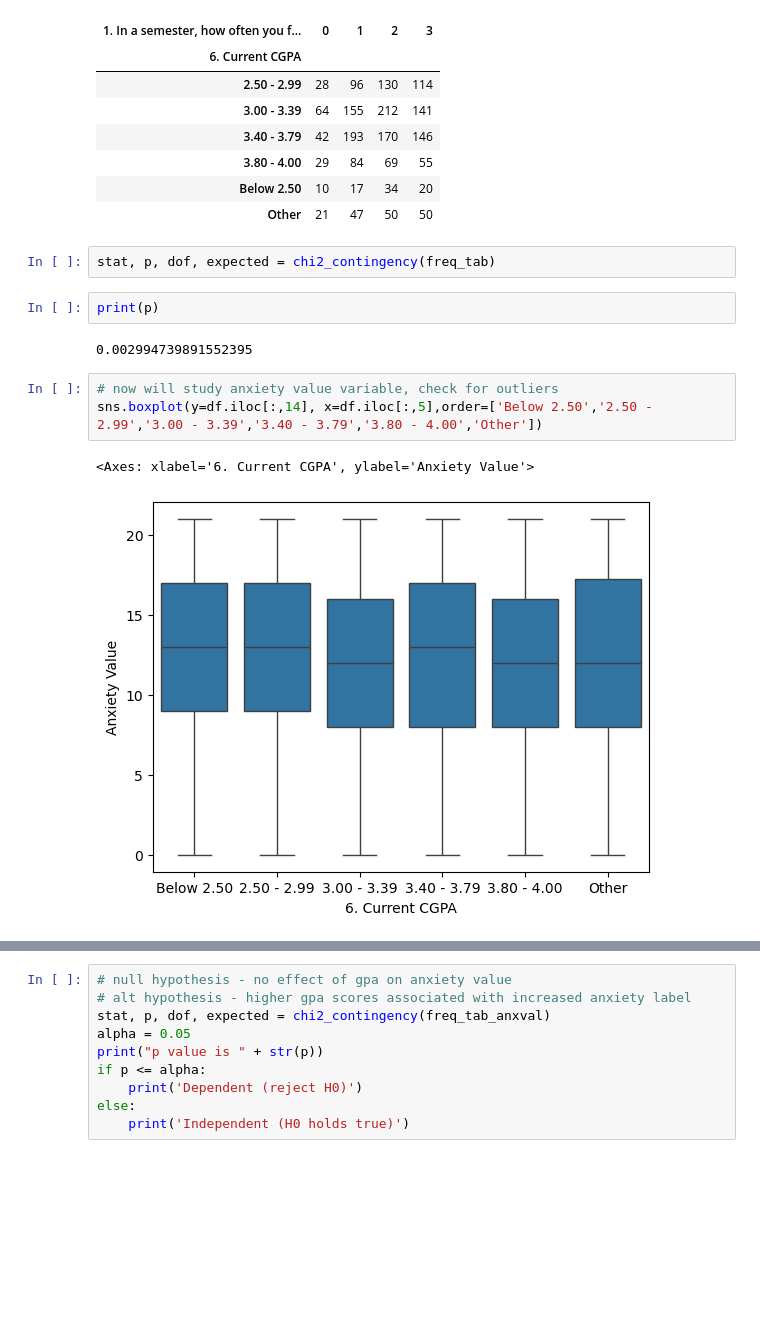
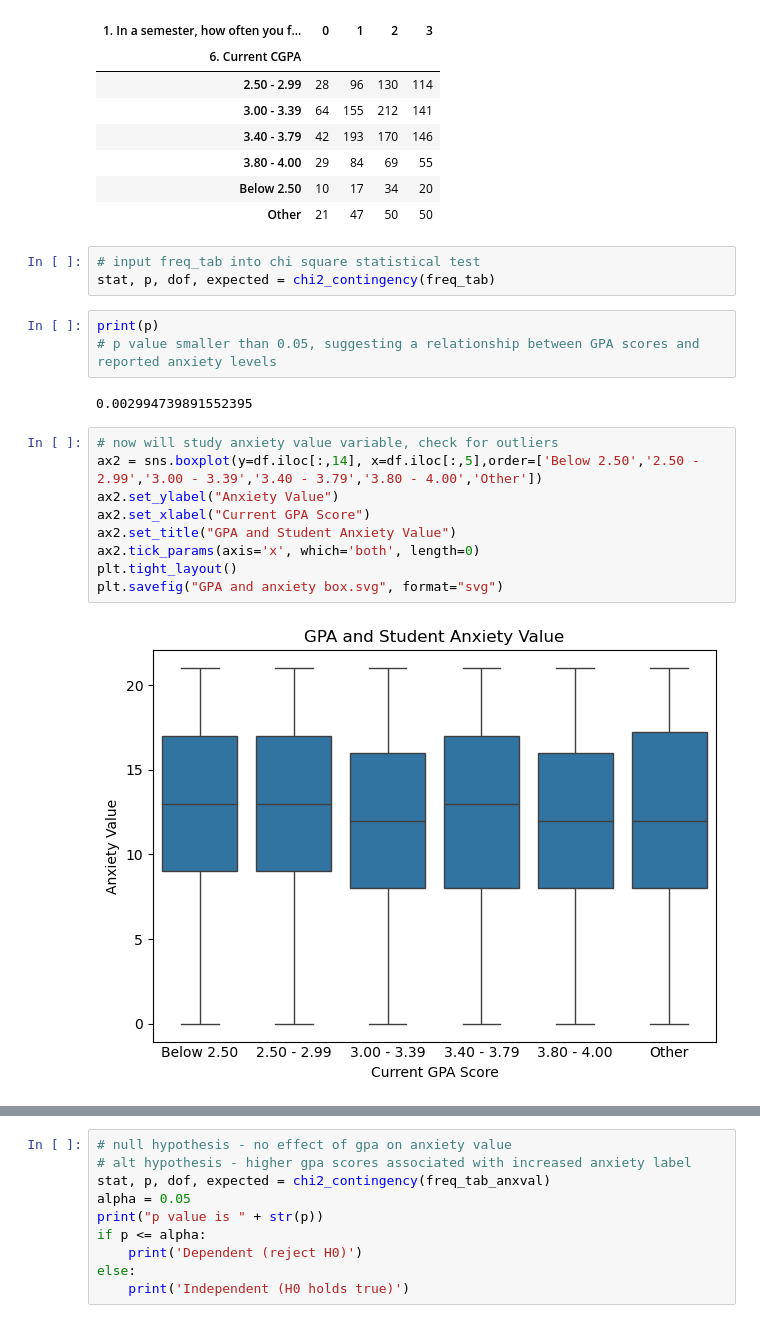
Before and after one commit to kawsar11499/My_Data_Science_Projects, a Jupyter notebook: Bangladesh_Student_Mental_Health.ipynb, the cells around one changed output, grey strips where cells are left out. Cells and saved outputs as stored; diff of their text form; blank space fills up the shorter version.

```diff
--- a/Bangladesh_Student_Mental_Health.ipynb
+++ b/Bangladesh_Student_Mental_Health.ipynb
@@ -109,15 +117,22 @@ freq_tab
 | Below 2.50 | 10 | 17 | 34 | 20 |
 | Other | 21 | 47 | 50 | 50 |
 # %%
+# input freq_tab into chi square statistical test
 stat, p, dof, expected = chi2_contingency(freq_tab)
 # %%
 print(p)
+# p value smaller than 0.05, suggesting a relationship between GPA scores and reported anxiety levels
 # %% [output]
 0.002994739891552395
 # %%
 # now will study anxiety value variable, check for outliers
-sns.boxplot(y=df.iloc[:,14], x=df.iloc[:,5],order=['Below 2.50','2.50 - 2.99','3.00 - 3.39','3.40 - 3.79','3.80 - 4.00','Other'])
+ax2 = sns.boxplot(y=df.iloc[:,14], x=df.iloc[:,5],order=['Below 2.50','2.50 - 2.99','3.00 - 3.39','3.40 - 3.79','3.80 - 4.00','Other'])
+ax2.set_ylabel("Anxiety Value")
+ax2.set_xlabel("Current GPA Score")
+ax2.set_title("GPA and Student Anxiety Value")
+ax2.tick_params(axis='x', which='both', length=0)
+plt.tight_layout()
+plt.savefig("GPA and anxiety box.svg", format="svg")
 # %% [output]
-<Axes: xlabel='6. Current CGPA', ylabel='Anxiety Value'>
-[figure, old version]
+[figure, new version]
 # %%
```
Also changed, not shown: parts of 5 cells of this notebook.
